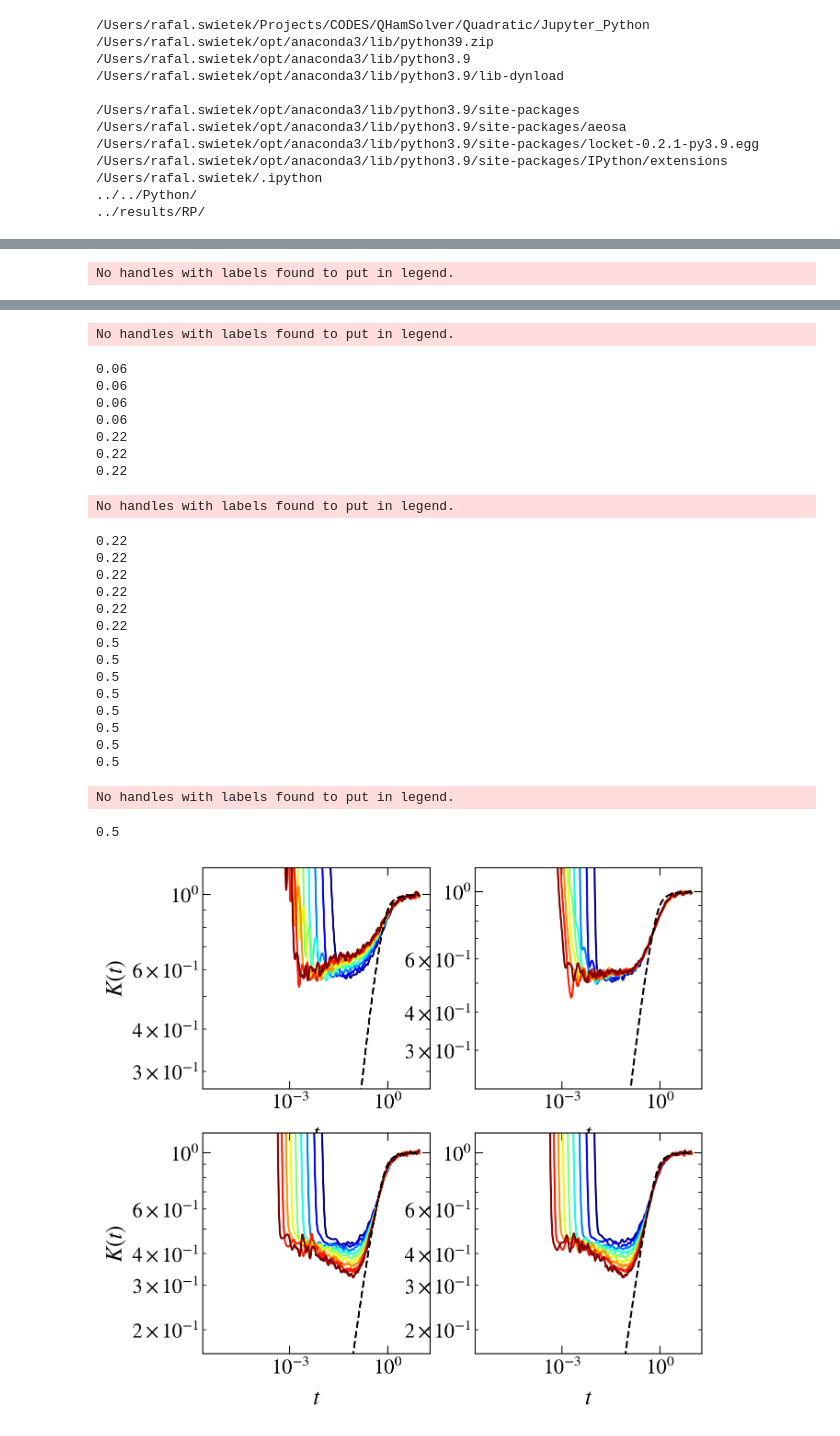
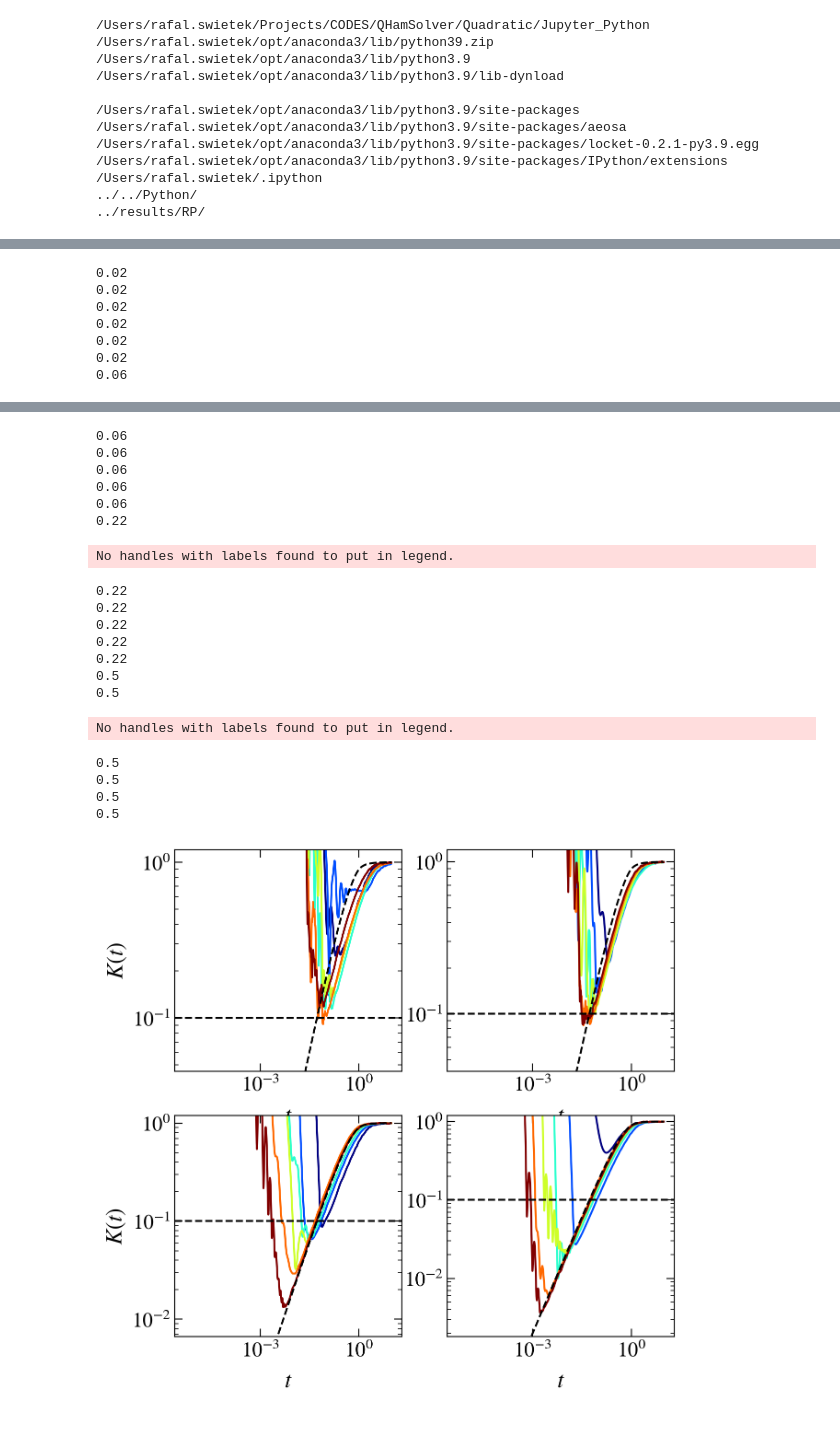
Before and after one commit to Rafal-Swietek/QHamSolver, a Jupyter notebook: Quadratic/Jupyter_Python/conductivity.ipynb, the cells around one changed output, grey strips where cells are left out. Saved outputs shown, nothing was run; the diff lists cells and outputs as text; code cells hidden in the pictures.

```diff
--- a/Quadratic/Jupyter_Python/conductivity.ipynb
+++ b/Quadratic/Jupyter_Python/conductivity.ipynb
@@ -146,9 +146,9 @@ for iia, Wx in enumerate(Ws):
 
         if exists(name):
             with h5py.File(name, "r") as file:
-                tH = np.array(file.get('tH_typ'))[0] / (2*np.pi)
-                times = np.array(file.get('times_fold'))[0] / tH
-                sff = np.array(file.get('sff_beta_folded'))[:,4]
+                tH = np.array(file.get('tH'))[0] / (2*np.pi)
+                times = np.array(file.get('times'))[0]# / tH
+                sff = np.array(file.get('sff_beta'))[:,4]
                 sff = tools.remove_fluctuations(sff, bucket_size=window)[window//2:-window//2]
                 times = times[window//2:-window//2]
 
@@ -174,12 +174,12 @@ op=0
 modello = 'Anderson'
 
 
-DIM = 4
+DIM = 5
 prefix = base_dir(model=modello, d=DIM) + 'SpectralFormFactor/'
 
 sizes = np.arange(12, 37, 4)
 sizes = np.arange(6, 15, 1)
-# sizes = np.arange(3, 8, 1)
+sizes = np.arange(3, 9, 1)
 
 fig, axis = plt.subplots( nrows=2, ncols=2, figsize=(7,7), dpi = 200, sharex=False, sharey=False)
 axis = axis.flatten()
@@ -200,7 +200,7 @@ labs = ["(a)", "(b)", "(c)", "(d)"]
 cut = 0.1
 window = 50
 beta_idx = [0, 2, 10, -1]
-Wx = 30
+Wx = 3
 
 for iia, iieps in enumerate(beta_idx):
     ymin = 1e6
@@ -239 +233,7 @@ for iia, iieps in enumerate(beta_idx):
-No handles with labels found to put in legend.
+0.02
+0.02
+0.02
+0.02
+0.02
+0.02
+0.06
@@ -247,29 +241,23 @@ No handles with labels found to put in legend.
-No handles with labels found to put in legend.
+0.06
+0.06
+0.06
+0.06
+0.06
+0.22
-0.06
-0.06
-0.06
-0.06
-0.22
-0.22
-0.22
+No handles with labels found to put in legend.
-No handles with labels found to put in legend.
+0.22
+0.22
+0.22
+0.22
+0.22
+0.5
+0.5
-0.22
-0.22
-0.22
-0.22
-0.22
-0.22
-0.5
-0.5
-0.5
-0.5
-0.5
-0.5
-0.5
-0.5
+No handles with labels found to put in legend.
-No handles with labels found to put in legend.
+0.5
+0.5
+0.5
+0.5
-0.5
-[figure, old version]
+[figure, new version]
 # %%
 L = 20
 w = 2
```
Also changed, not shown: parts of 4 cells of this notebook, 3 other files.
